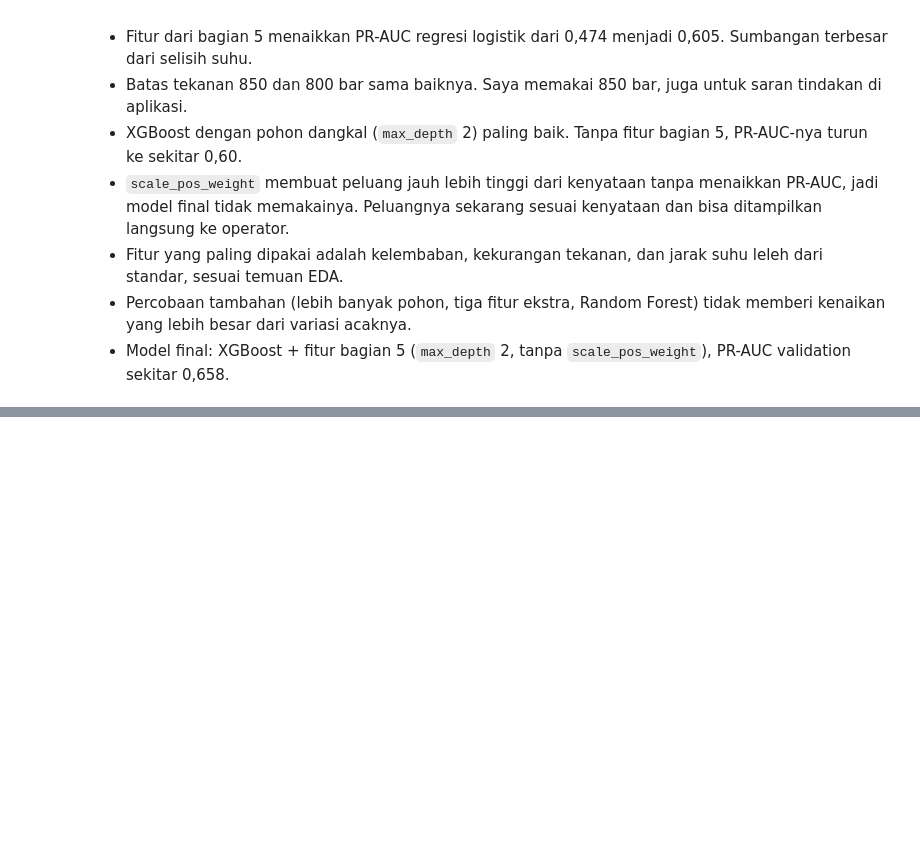
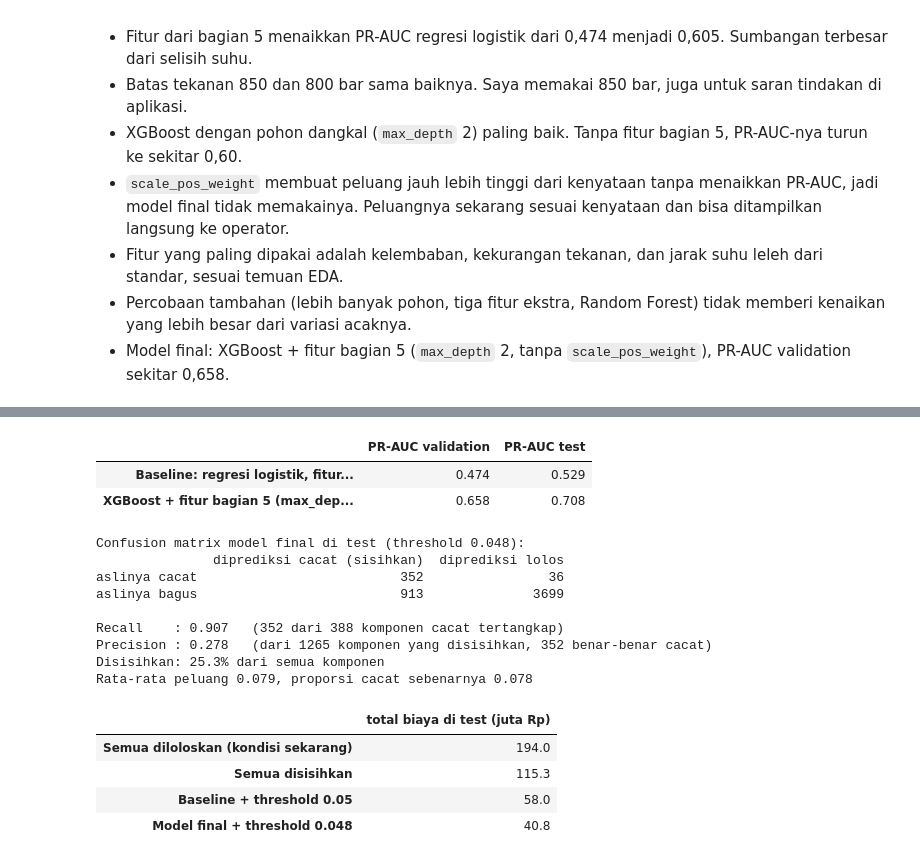
Before and after one commit to FarahAuliaKirana/qc-injection-molding, a Jupyter notebook: notebooks/qc_injection_molding.ipynb, the cells around one changed output, grey strips where cells are left out. Cells and saved outputs as stored; diff of their text form; code cells hidden in the pictures; blank space fills up the shorter version.

```diff
--- a/notebooks/qc_injection_molding.ipynb
+++ b/notebooks/qc_injection_molding.ipynb
@@ -2046,0 +2108,61 @@ cocok dengan data validation.
+# %%
+# Data test dibuka di sel ini, sekali. Model final dan threshold sudah dikunci di atas dan tidak diubah lagi.
+proba_test_final = model_final.predict_proba(X_test)[:, 1]
+proba_test_baseline = baseline.predict_proba(X_test)[:, 1]
+
+pr_auc_test_final = average_precision_score(y_test, proba_test_final)
+pr_auc_test_baseline = average_precision_score(y_test, proba_test_baseline)
+
+pd.DataFrame({
+    "PR-AUC validation": [pr_auc_baseline, pr_auc_val_final],
+    "PR-AUC test": [pr_auc_test_baseline, pr_auc_test_final],
+}, index=["Baseline: regresi logistik, fitur asli", nama_model_final]).round(3)
+# %% [output]
+|  | PR-AUC validation | PR-AUC test |
+| Baseline: regresi logistik, fitur... | 0.474 | 0.529 |
+| XGBoost + fitur bagian 5 (max_dep... | 0.658 | 0.708 |
+# %%
+tn, fp, fn, tp = confusion_matrix(y_test, proba_test_final >= threshold_final).ravel()
+recall_test = tp / (tp + fn)
+precision_test = tp / (tp + fp)
+biaya_test_final = fn * BIAYA_FN + fp * BIAYA_FP
+biaya_test_baseline = total_biaya(y_test, proba_test_baseline, threshold_baseline)
+biaya_semua_lolos = y_test.sum() * BIAYA_FN
+biaya_semua_disisihkan = (y_test == 0).sum() * BIAYA_FP
+
+print(f"Confusion matrix model final di test (threshold {threshold_final}):")
+print(pd.DataFrame([[tp, fn], [fp, tn]], index=["aslinya cacat", "aslinya bagus"],
+                   columns=["diprediksi cacat (sisihkan)", "diprediksi lolos"]).to_string())
+print()
+print(f"Recall    : {recall_test:.3f}   ({tp} dari {tp + fn} komponen cacat tertangkap)")
+print(f"Precision : {precision_test:.3f}   (dari {tp + fp} komponen yang disisihkan, {tp} benar-benar cacat)")
+print(f"Disisihkan: {(proba_test_final >= threshold_final).mean():.1%} dari semua komponen")
+print(f"Rata-rata peluang {proba_test_final.mean():.3f}, proporsi cacat sebenarnya {y_test.mean():.3f}")
+print()
+
+pd.DataFrame({"total biaya di test (juta Rp)": [
+    biaya_semua_lolos / 1e6,
+    biaya_semua_disisihkan / 1e6,
+    biaya_test_baseline / 1e6,
+    biaya_test_final / 1e6,
+]}, index=[
+    "Semua diloloskan (kondisi sekarang)",
+    "Semua disisihkan",
+    f"Baseline + threshold {threshold_baseline}",
+    f"Model final + threshold {threshold_final}",
+]).round(1)
+# %% [output]
+Confusion matrix model final di test (threshold 0.048):
+               diprediksi cacat (sisihkan)  diprediksi lolos
+aslinya cacat                          352                36
+aslinya bagus                          913              3699
+
+Recall    : 0.907   (352 dari 388 komponen cacat tertangkap)
+Precision : 0.278   (dari 1265 komponen yang disisihkan, 352 benar-benar cacat)
+Disisihkan: 25.3% dari semua komponen
+Rata-rata peluang 0.079, proporsi cacat sebenarnya 0.078
+|  | total biaya di test (juta Rp) |
+| Semua diloloskan (kondisi sekarang) | 194.0 |
+| Semua disisihkan | 115.3 |
+| Baseline + threshold 0.05 | 58.0 |
+| Model final + threshold 0.048 | 40.8 |
```
Also changed, not shown: parts of 6 cells of this notebook.
